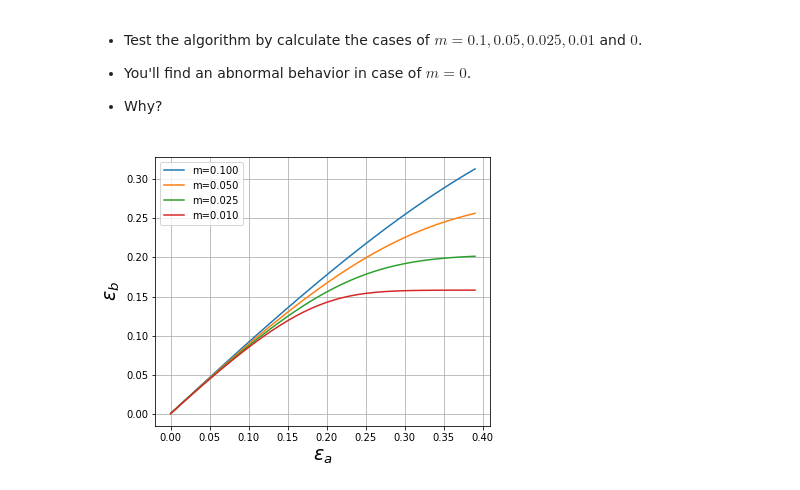
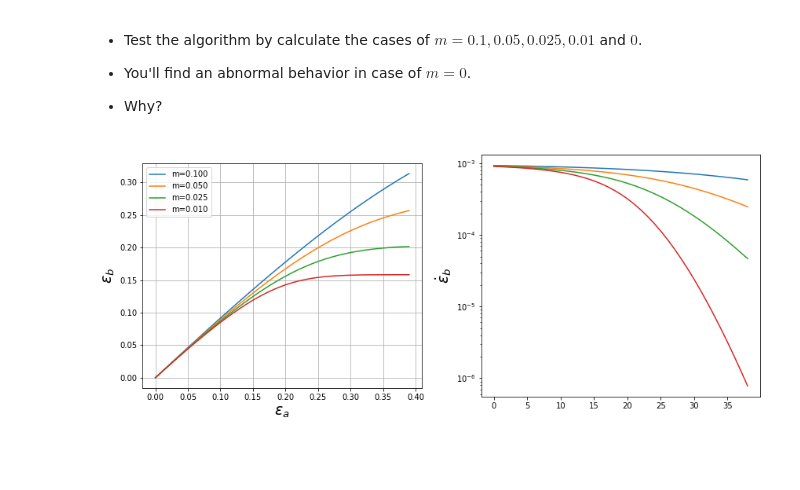
Before and after one commit to youngung/lectures, a Jupyter notebook: ipynb/Eq5-14-Hosford-Caddell.ipynb, the cells around one changed output. Drawn from its saved outputs; the diff is of its cells as text; code cells hidden in the pictures; blank space fills up the shorter version.

```diff
--- a/ipynb/Eq5-14-Hosford-Caddell.ipynb
+++ b/ipynb/Eq5-14-Hosford-Caddell.ipynb
@@ -117,6 +117,10 @@ def xy_curve(dt,xdot,f0,n,m):
     xs=[0]
     ys=[0]
     fv=[0]
+
+    sr_x=[]
+    sr_y=[]
+
     while xk1<=0.4:
         nit=nit+1
 
@@ -134,7 +138,10 @@ def xy_curve(dt,xdot,f0,n,m):
 
         xk1=xk1+xdot*dt
 
-    return xs,ys,fv
+        sr_x.append(xdot)
+        sr_y.append(dy/dt)
+
+    return xs,ys,fv,sr_x,sr_y
 # %% [markdown]
 - Test the algorithm by calculate the cases of $m=0.1, 0.05, 0.025, 0.01$ and $0$.
 
@@ -144,23 +151,36 @@ def xy_curve(dt,xdot,f0,n,m):
 # %%
 ms=[0.1,0.05,0.025,0.01]
 
-fig=plt.figure(figsize=(6,5))
+fig=plt.figure(figsize=(12,5))
+ax1=fig.add_subplot(121)
+ax2=fig.add_subplot(122)
+lines=[]
 
-ax=fig.add_subplot(111)
-lines=[]
+dt=10
+xdot=0.001
+f0=0.98
+n=0.20
+
 for i in xrange(len(ms)):
     m=ms[i]
-    x,y,fv=xy_curve(10,0.001,0.98,0.2,m)
-    l,=ax.plot(x,y,'-',label=r'm=%.3f'%m)
+    x,y,fv,srx,sry=xy_curve(dt,xdot,f0,n,m)
+    l,=ax1.plot(x,y,'-',label=r'm=%.3f'%m)
+
+    ax2.plot(sry)
+    # if i==0: ax2.plot(srx,'--',c='k')
 
     #x,y,fv=xy_curve(10,0.001,0.99,0.2,m)
     #l,=ax.plot(x,y,'--',color=l.get_color())
     #lines.append(l)
 
-ax.set_xlabel(r'$\varepsilon_a$',fontsize=19)
-ax.set_ylabel(r'$\varepsilon_b$',fontsize=19)
-ax.legend()
-ax.grid()
-ax.set_aspect('equal')
+ax2.set_ylabel(r'$\dot{\varepsilon}_b$',fontsize=19)
+ax2.set_yscale('log')
+
+ax1.set_xlabel(r'$\varepsilon_a$',fontsize=19)
+ax1.set_ylabel(r'$\varepsilon_b$',fontsize=19)
+ax1.legend()
+ax1.grid()
+ax1.set_aspect('equal')
+plt.tight_layout()
 # %% [output]
-[figure, old version]
+[figure, new version]
```
Also changed, not shown: parts of 1 cell of this notebook.
